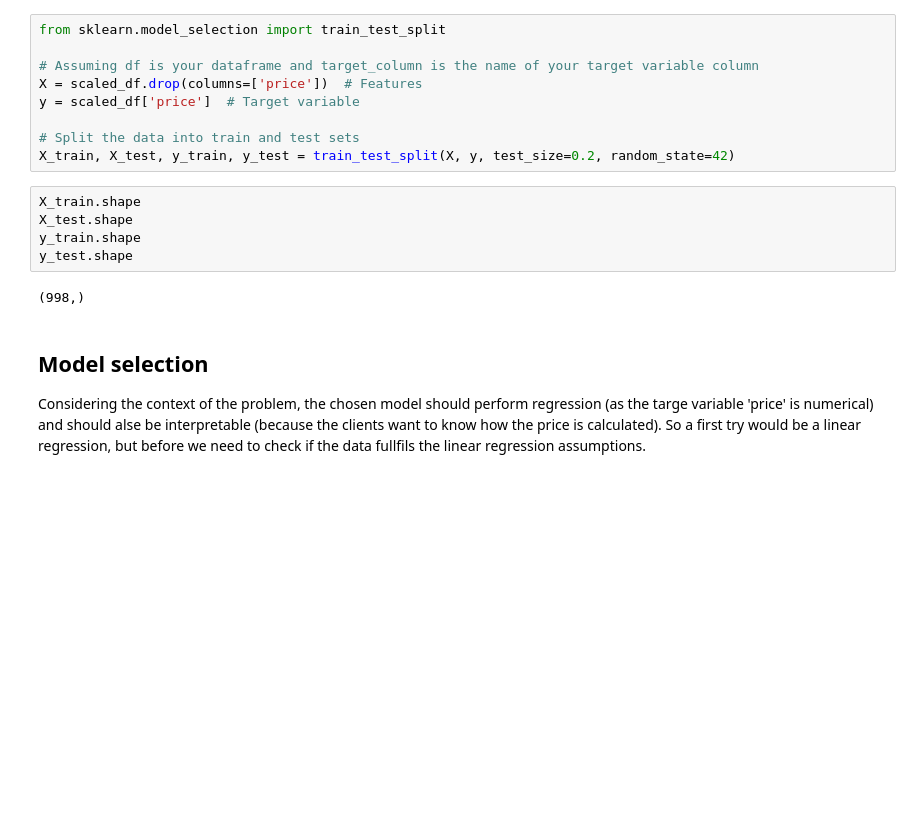
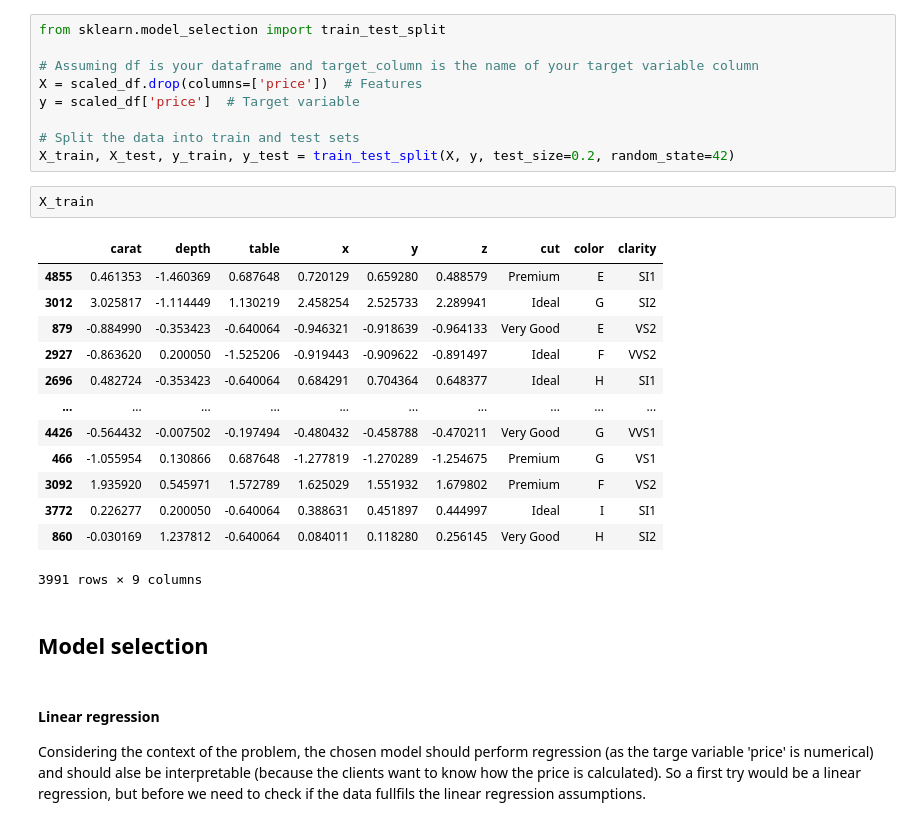
Before and after one commit to juannpmari/xtream-ai-assignment-engineer, a Jupyter notebook: model_dev.ipynb, the cells around one changed output. Drawn from its saved outputs; the diff is of its cells as text; blank space fills up the shorter version.

```diff
--- a/model_dev.ipynb
+++ b/model_dev.ipynb
@@ -241,15 +265,27 @@ y = scaled_df['price']  # Target variable
 
 # Split the data into train and test sets
 X_train, X_test, y_train, y_test = train_test_split(X, y, test_size=0.2, random_state=42)
-# %%
-X_train.shape
-X_test.shape
-y_train.shape
-y_test.shape
-# %% [output]
-(998,)
+# %%
+X_train
+# %% [output]
+|  | carat | depth | table | x | y | z | cut | color | clarity |
+| 4855 | 0.461353 | -1.460369 | 0.687648 | 0.720129 | 0.659280 | 0.488579 | Premium | E | SI1 |
+| 3012 | 3.025817 | -1.114449 | 1.130219 | 2.458254 | 2.525733 | 2.289941 | Ideal | G | SI2 |
+| 879 | -0.884990 | -0.353423 | -0.640064 | -0.946321 | -0.918639 | -0.964133 | Very Good | E | VS2 |
+| 2927 | -0.863620 | 0.200050 | -1.525206 | -0.919443 | -0.909622 | -0.891497 | Ideal | F | VVS2 |
+| 2696 | 0.482724 | -0.353423 | -0.640064 | 0.684291 | 0.704364 | 0.648377 | Ideal | H | SI1 |
+| ... | ... | ... | ... | ... | ... | ... | ... | ... | ... |
+| 4426 | -0.564432 | -0.007502 | -0.197494 | -0.480432 | -0.458788 | -0.470211 | Very Good | G | VVS1 |
+| 466 | -1.055954 | 0.130866 | 0.687648 | -1.277819 | -1.270289 | -1.254675 | Premium | G | VS1 |
+| 3092 | 1.935920 | 0.545971 | 1.572789 | 1.625029 | 1.551932 | 1.679802 | Premium | F | VS2 |
+| 3772 | 0.226277 | 0.200050 | -0.640064 | 0.388631 | 0.451897 | 0.444997 | Ideal | I | SI1 |
+| 860 | -0.030169 | 1.237812 | -0.640064 | 0.084011 | 0.118280 | 0.256145 | Very Good | H | SI2 |
+3991 rows × 9 columns
+# %% [markdown]
+## Model selection
 # %% [markdown]
-## Model selection
+#### Linear regression
+
 Considering the context of the problem, the chosen model should perform regression (as the targe variable 'price' is numerical) and should alse be interpretable (because the clients want to know how the price is calculated). So a first try would be a linear regression, but before we need to check if the data fullfils the linear regression assumptions.
 # %%
 import matplotlib.pyplot as plt
```
Also changed, not shown: parts of 23 cells of this notebook, 1 other file.
